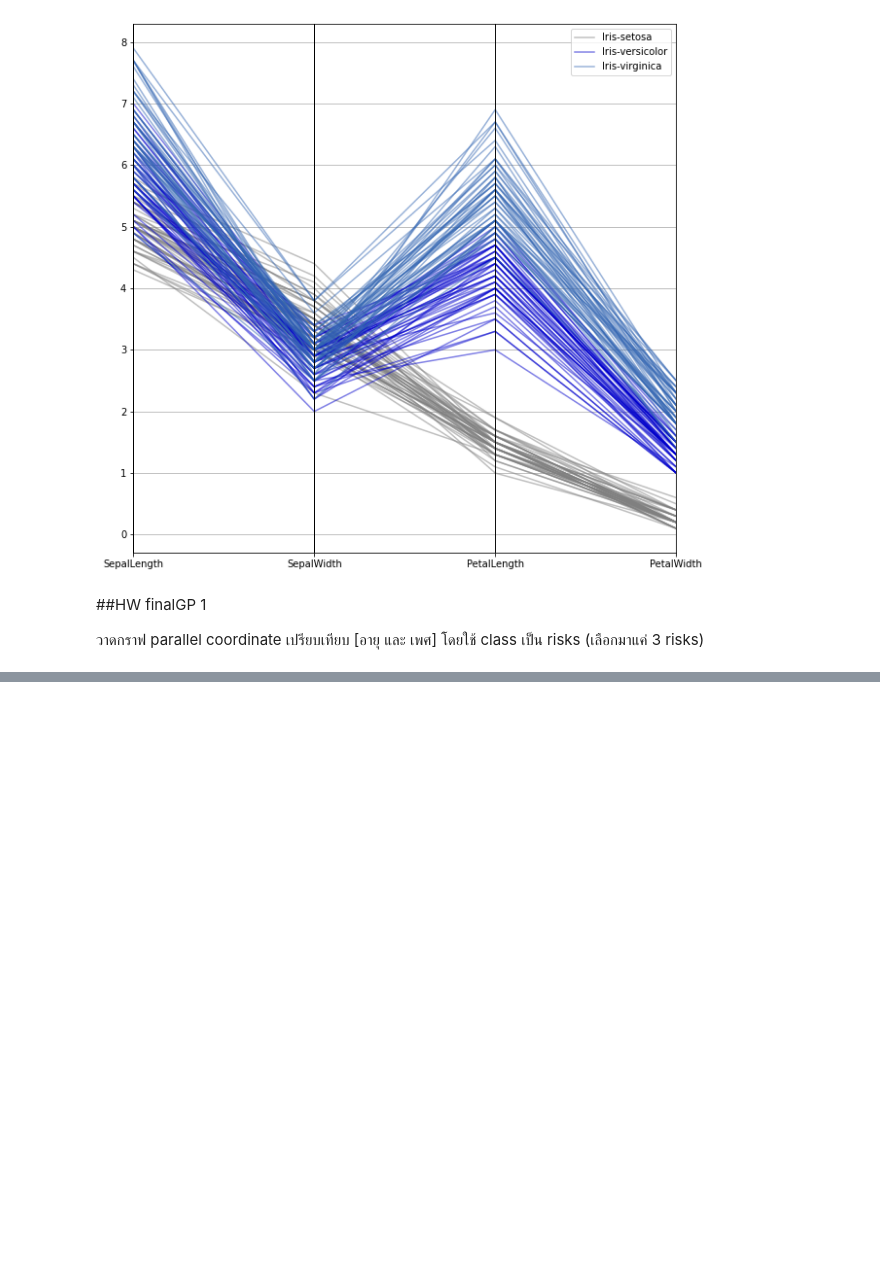
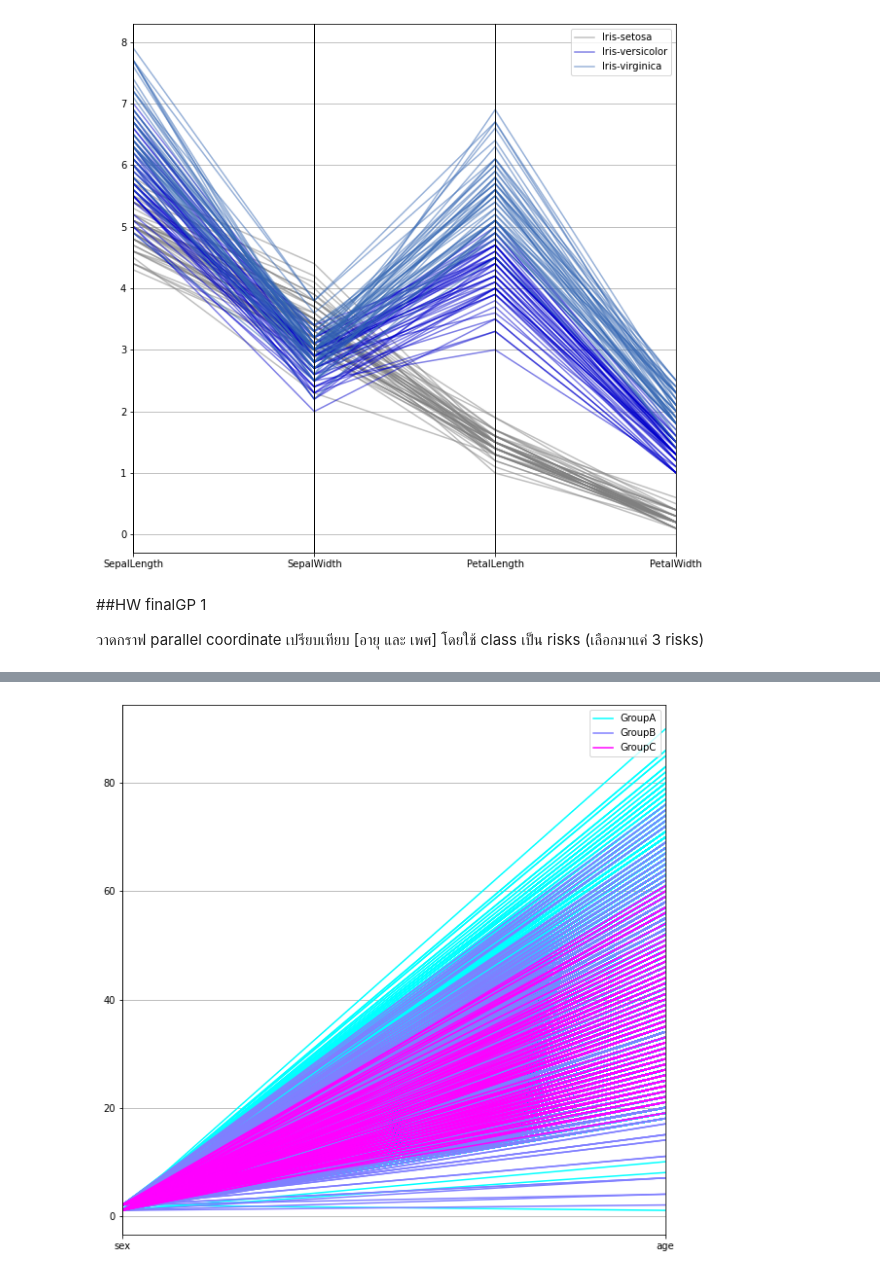
Before and after one commit to Thitichaya2000/data_viz_2022, a Jupyter notebook: DataViz01_Table_Data.ipynb, the cells around one changed output, grey strips where cells are left out. Cells and saved outputs as stored; diff of their text form; code cells hidden in the pictures; blank space fills up the shorter version.

```diff
--- a/DataViz01_Table_Data.ipynb
+++ b/DataViz01_Table_Data.ipynb
@@ -143,0 +316,3 @@ pd.plotting.parallel_coordinates(df, 'Name', color=[[0.5,0.5,0.5,0.5],[0,0,0.8,0
+# %%
+data_use2 = data_use1.replace('หญิง',2) # กำหนดให้เพศหญิง เท่ากับ 2
+data_use2
@@ -143,0 +341,3 @@ pd.plotting.parallel_coordinates(df, 'Name', color=[[0.5,0.5,0.5,0.5],[0,0,0.8,0
+# %%
+data_new1 = data_use2.replace('ทัณฑสถาน/เรือนจำ','GroupA')
+data_new1
@@ -143,0 +358,3 @@ pd.plotting.parallel_coordinates(df, 'Name', color=[[0.5,0.5,0.5,0.5],[0,0,0.8,0
+# %%
+data_new2 = data_new1.replace('บุคลากรด้านการแพทย์และสาธารณสุข','GroupB')
+data_new2
@@ -143,0 +375,3 @@ pd.plotting.parallel_coordinates(df, 'Name', color=[[0.5,0.5,0.5,0.5],[0,0,0.8,0
+# %%
+data_new3 = data_new2.replace('ACF สนามกีฬาไทย-ญี่ปุ่น','GroupC')
+data_new3
@@ -143,0 +392,4 @@ pd.plotting.parallel_coordinates(df, 'Name', color=[[0.5,0.5,0.5,0.5],[0,0,0.8,0
+# %%
+pd.plotting.parallel_coordinates(data_new3,'risk',cols = ['sex','age'], colormap = 'cool');
+# %% [output]
+[figure, added]
```
Also changed, not shown: parts of 20 cells of this notebook.
